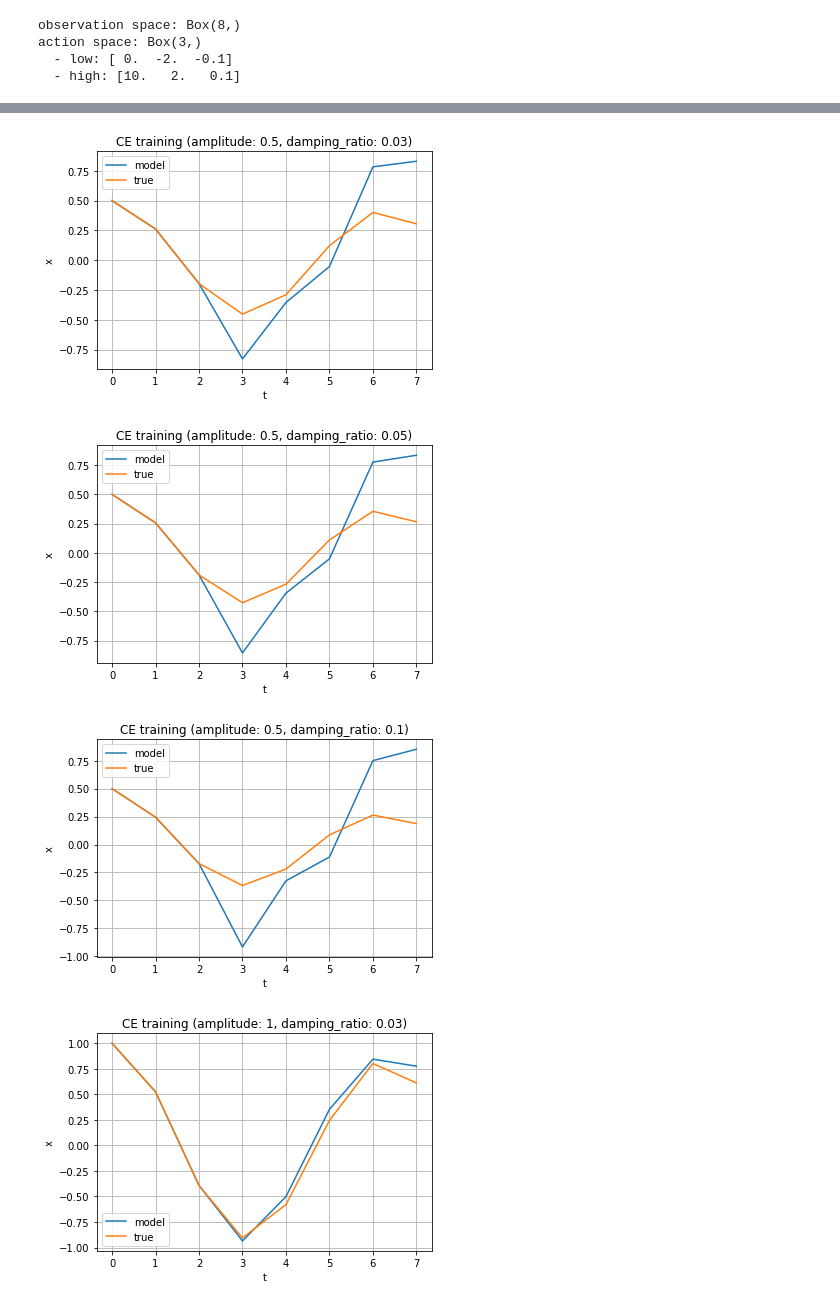
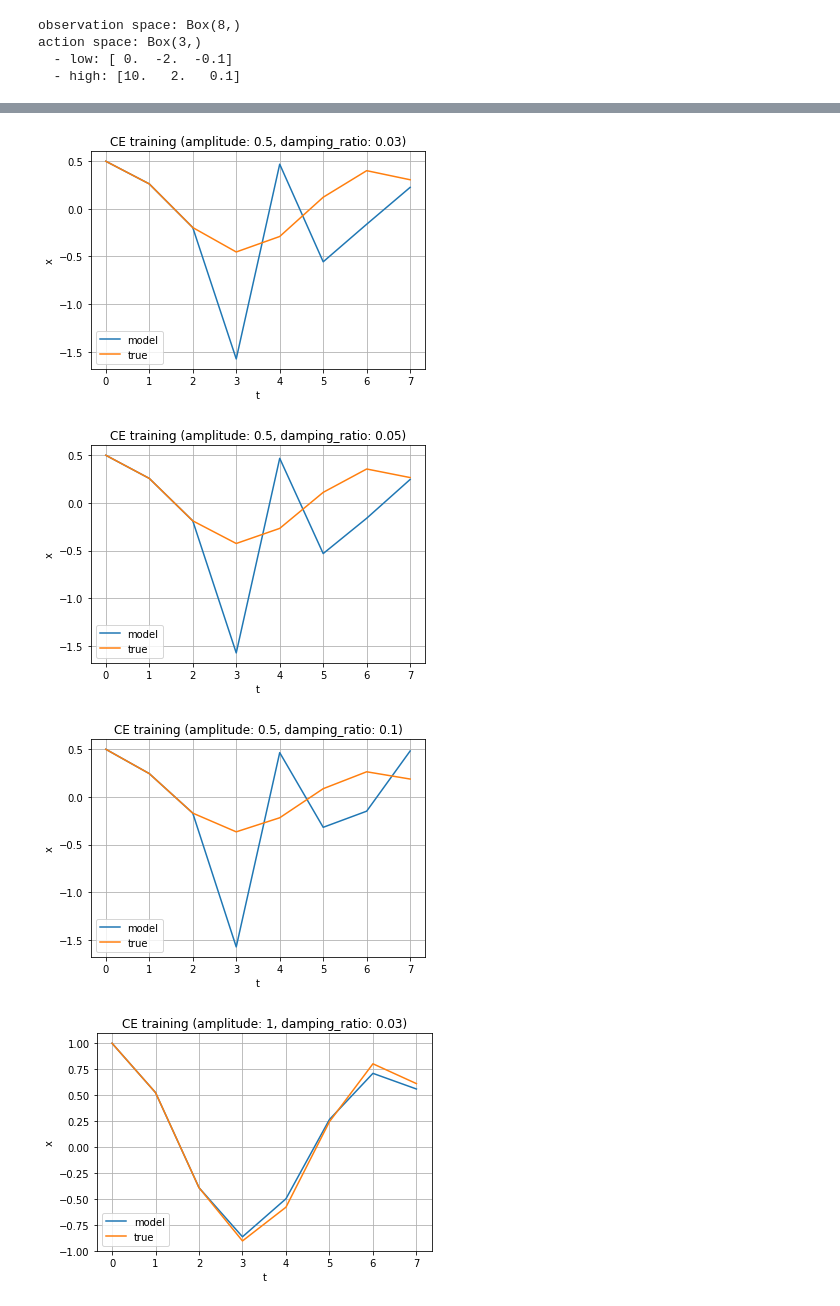
Before and after one commit to bamasa/rl_pendulum_predict, a Jupyter notebook: motion_4-hist-stable-n_steps=8.ipynb, the cells around one changed output, grey strips where cells are left out. Saved outputs shown, nothing was run; the diff lists cells and outputs as text; code cells hidden in the pictures.

```diff
--- a/motion_4-hist-stable-n_steps=8.ipynb
+++ b/motion_4-hist-stable-n_steps=8.ipynb
@@ -485,19 +484,20 @@ Episode 1000    Average Score: -0.22
 # %%
-agent.load_state_dict(torch.load('checkpoint.pth'))
+agent.load_state_dict(torch.load('checkpoint_8.pth'))
 
 impact_amplitude_list = [0.5, 1, 1.5]
 damping_ratio_list = [0.03, 0.05, 0.1]
 
 for a in impact_amplitude_list:
     for d in damping_ratio_list:
         impact = lambda t: x_impact(t, a, d)
         history = generate_history(t0, t_step, n_steps, impact=impact)
         env = SimpleModel(history, t0, t_step, n_steps)
         env = ImpactWrapper(env, x_impact, a, d)
+#         env = NormActionWrapper(env)
         info = f" (amplitude: {a}, damping_ratio: {d})"
         plot_result(env, agent, info)
 # %% [output]
-[figure, old version]
+[figure, new version]
-[figure, old version]
+[figure, new version]
-[figure, old version]
+[figure, new version]
-[figure, old version]
+[figure, new version]
```
Also changed, not shown: parts of 6 cells of this notebook, 10 other files.
